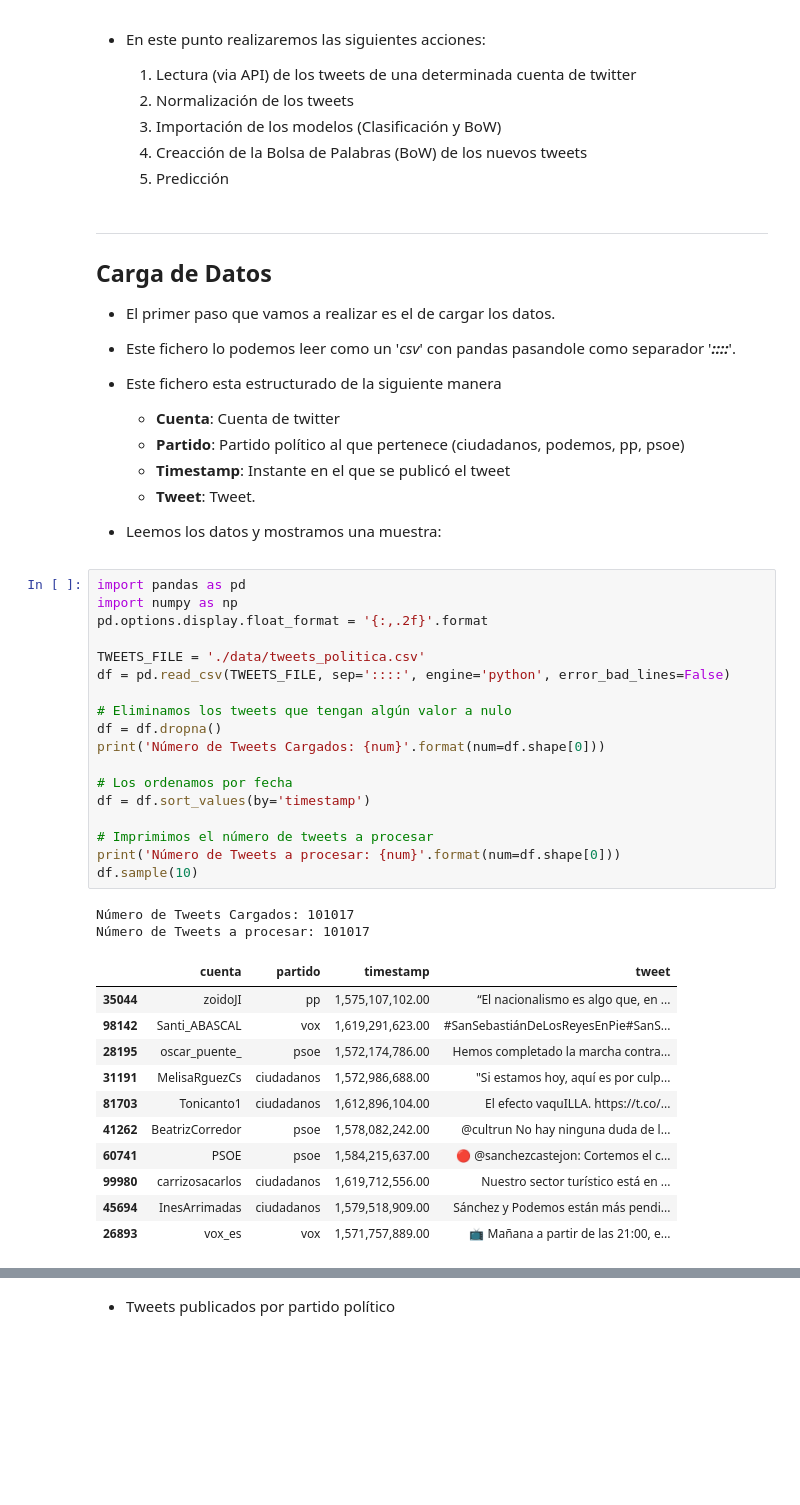
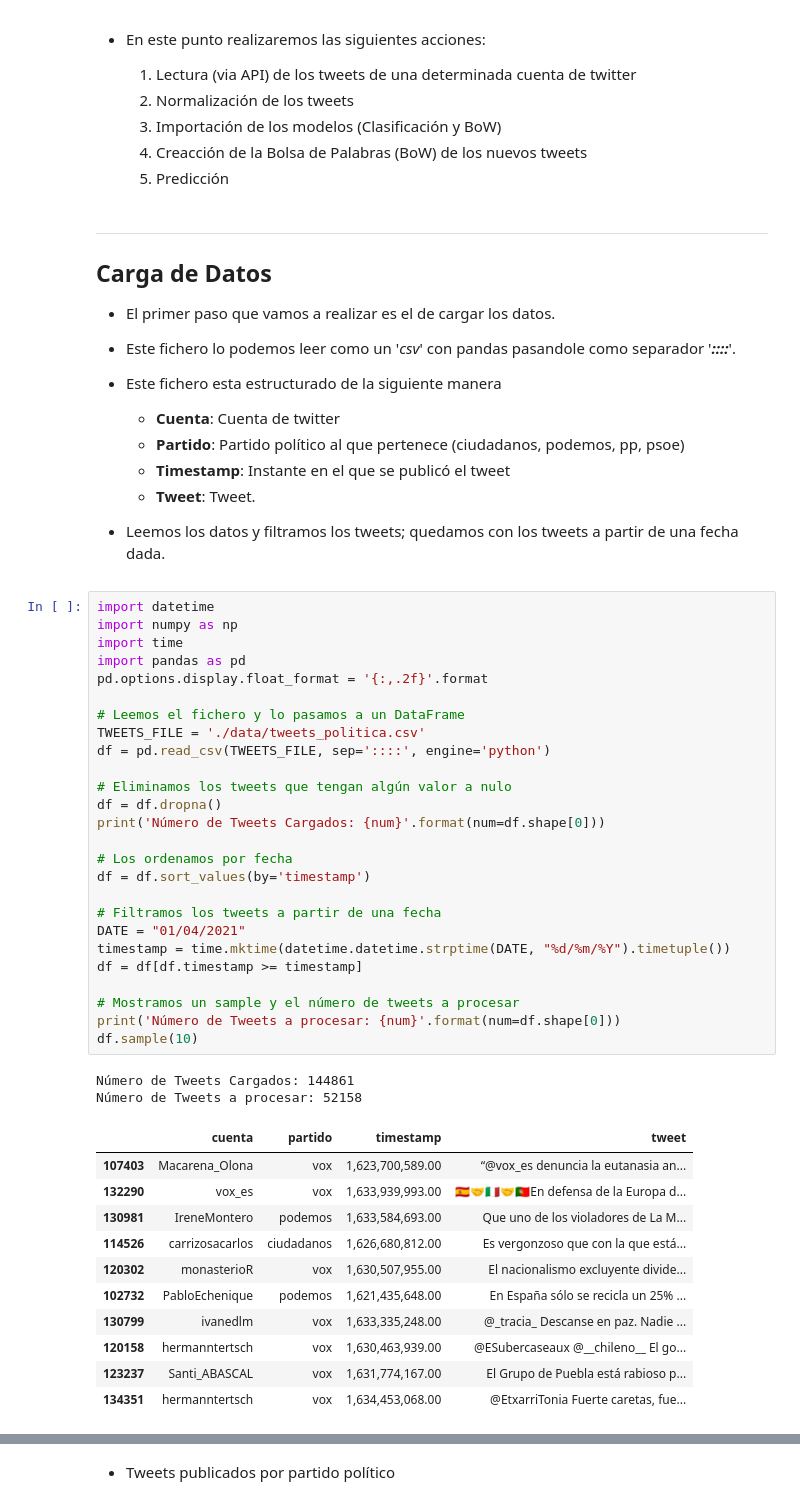
Before and after one commit to RicardoMoya/NLP_with_Python, a Jupyter notebook: 13_PoC_Tendencias_Politicas_Twitter_Generacion_Exportacion_Modelos.ipynb, the cells around one changed output, grey strips where cells are left out. Drawn from its saved outputs; the diff is of its cells as text; blank space fills up the shorter version.

Commit message:
poc Tweets política

```diff
--- a/13_PoC_Tendencias_Politicas_Twitter_Generacion_Exportacion_Modelos.ipynb
+++ b/13_PoC_Tendencias_Politicas_Twitter_Generacion_Exportacion_Modelos.ipynb
@@ -72,36 +72,44 @@
     - **Tweet**: Tweet.
 
 
-* Leemos los datos y mostramos una muestra:
+* Leemos los datos y filtramos los tweets; quedamos con los tweets a partir de una fecha dada.
 # %%
+import datetime
+import numpy as np
+import time
 import pandas as pd
-import numpy as np
 pd.options.display.float_format = '{:,.2f}'.format
 
+# Leemos el fichero y lo pasamos a un DataFrame
 TWEETS_FILE = './data/tweets_politica.csv'
-df = pd.read_csv(TWEETS_FILE, sep='::::', engine='python', error_bad_lines=False)
+df = pd.read_csv(TWEETS_FILE, sep='::::', engine='python')
 
 # Eliminamos los tweets que tengan algún valor a nulo
 df = df.dropna()
 print('Número de Tweets Cargados: {num}'.format(num=df.shape[0]))
 
 # Los ordenamos por fecha
 df = df.sort_values(by='timestamp')
 
-# Imprimimos el número de tweets a procesar
+# Filtramos los tweets a partir de una fecha
+DATE = "01/04/2021"
+timestamp = time.mktime(datetime.datetime.strptime(DATE, "%d/%m/%Y").timetuple())
+df = df[df.timestamp >= timestamp]
+
+# Mostramos un sample y el número de tweets a procesar
 print('Número de Tweets a procesar: {num}'.format(num=df.shape[0]))
 df.sample(10)
 # %% [output]
-Número de Tweets Cargados: 101017
-Número de Tweets a procesar: 101017
+Número de Tweets Cargados: 144861
+Número de Tweets a procesar: 52158
 |  | cuenta | partido | timestamp | tweet |
-| 35044 | zoidoJI | pp | 1,575,107,102.00 | “El nacionalismo es algo que, en ... |
-| 98142 | Santi_ABASCAL | vox | 1,619,291,623.00 | #SanSebastiánDeLosReyesEnPie#SanS... |
-| 28195 | oscar_puente_ | psoe | 1,572,174,786.00 | Hemos completado la marcha contra... |
-| 31191 | MelisaRguezCs | ciudadanos | 1,572,986,688.00 | "Si estamos hoy, aquí es por culp... |
-| 81703 | Tonicanto1 | ciudadanos | 1,612,896,104.00 | El efecto vaquILLA. https://t.co/... |
-| 41262 | BeatrizCorredor | psoe | 1,578,082,242.00 | @cultrun No hay ninguna duda de l... |
-| 60741 | PSOE | psoe | 1,584,215,637.00 | 🔴 @sanchezcastejon: Cortemos el c... |
-| 99980 | carrizosacarlos | ciudadanos | 1,619,712,556.00 | Nuestro sector turístico está en ... |
-| 45694 | InesArrimadas | ciudadanos | 1,579,518,909.00 | Sánchez y Podemos están más pendi... |
-| 26893 | vox_es | vox | 1,571,757,889.00 | 📺 Mañana a partir de las 21:00, e... |
+| 107403 | Macarena_Olona | vox | 1,623,700,589.00 | “@vox_es denuncia la eutanasia an... |
+| 132290 | vox_es | vox | 1,633,939,993.00 | 🇪🇸🤝🇮🇹🤝🇵🇹En defensa de la Europa d... |
+| 130981 | IreneMontero | podemos | 1,633,584,693.00 | Que uno de los violadores de La M... |
+| 114526 | carrizosacarlos | ciudadanos | 1,626,680,812.00 | Es vergonzoso que con la que está... |
+| 120302 | monasterioR | vox | 1,630,507,955.00 | El nacionalismo excluyente divide... |
+| 102732 | PabloEchenique | podemos | 1,621,435,648.00 | En España sólo se recicla un 25% ... |
+| 130799 | ivanedlm | vox | 1,633,335,248.00 | @_tracia_ Descanse en paz. Nadie ... |
+| 120158 | hermanntertsch | vox | 1,630,463,939.00 | @ESubercaseaux @__chileno__ El go... |
+| 123237 | Santi_ABASCAL | vox | 1,631,774,167.00 | El Grupo de Puebla está rabioso p... |
+| 134351 | hermanntertsch | vox | 1,634,453,068.00 | @EtxarriTonia Fuerte caretas, fue... |
```
Also changed, not shown: parts of 11 cells of this notebook, 1 other file.
